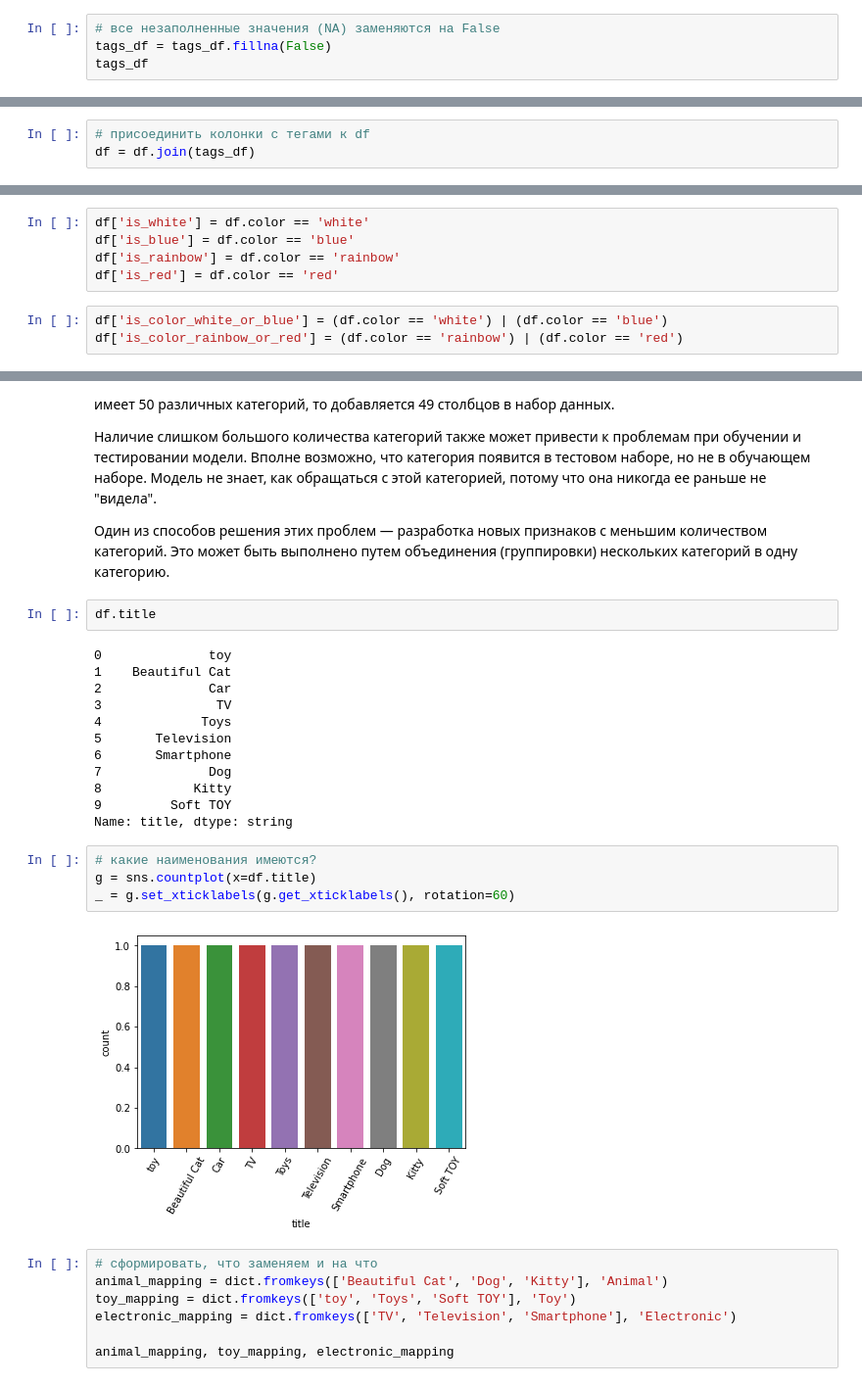
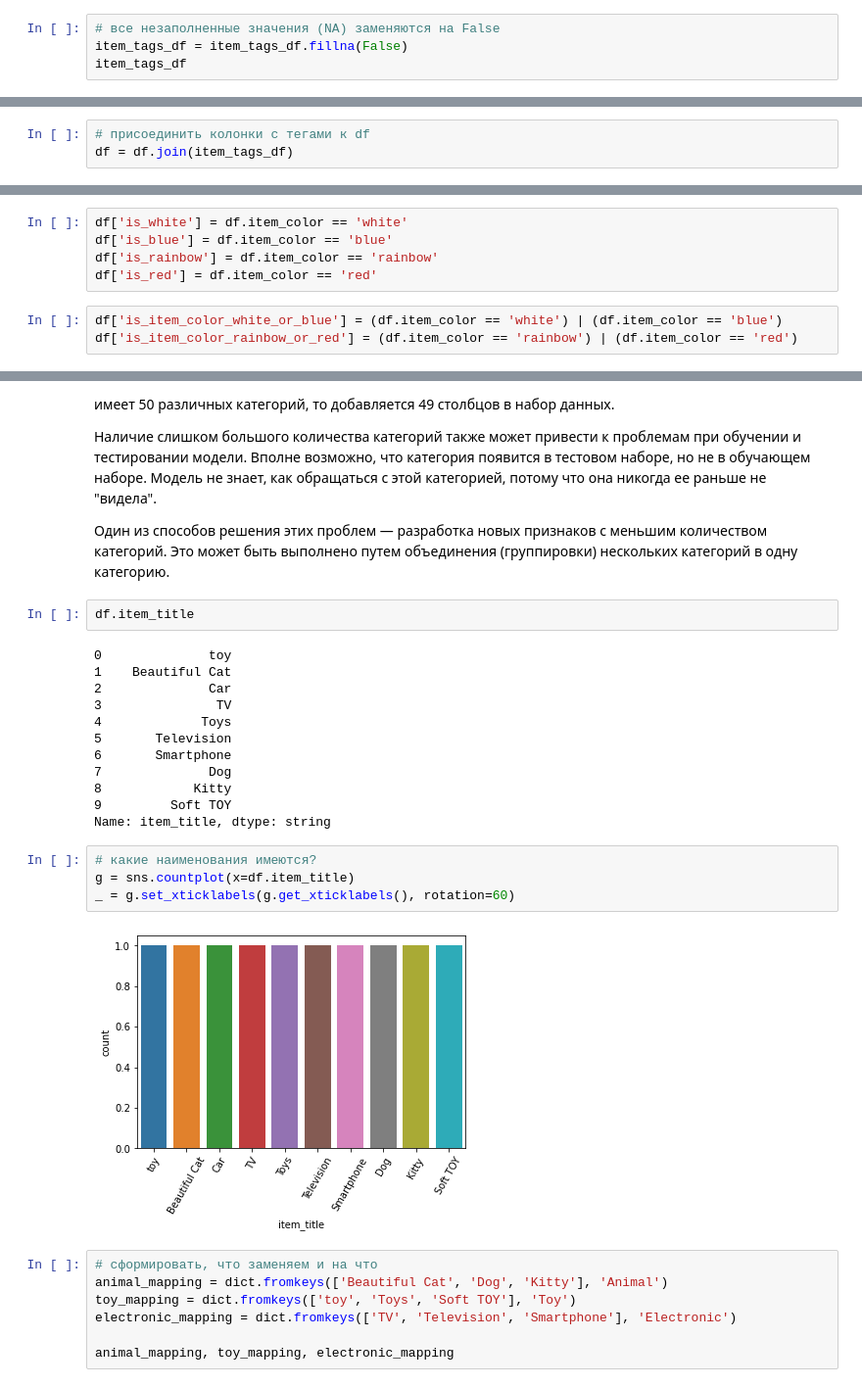
Before and after one commit to ryndovaira-org/data_science_lectures, a Jupyter notebook: 04_data_preparation/lectures/04_feature_engineering.ipynb, the cells around one changed output, grey strips where cells are left out. Shown at 98% size. Saved outputs shown, nothing was run; the diff lists cells and outputs as text.

```diff
--- a/04_data_preparation/lectures/04_feature_engineering.ipynb
+++ b/04_data_preparation/lectures/04_feature_engineering.ipynb
@@ -389,8 +407,8 @@ tags_df
 | 9 | True | NaN | True | NaN | NaN | NaN |
 # %%
 # все незаполненные значения (NA) заменяются на False
-tags_df = tags_df.fillna(False)
-tags_df
+item_tags_df = item_tags_df.fillna(False)
+item_tags_df
 # %% [output]
 |  | tag_children | tag_beautiful | tag_good_condition | tag_animal | tag_cat | tag_dog |
 | 0 | True | True | True | False | False | False |
@@ -405,5 +423,5 @@ tags_df
 | 9 | True | False | True | False | False | False |
 # %%
 # присоединить колонки с тегами к df
-df = df.join(tags_df)
+df = df.join(item_tags_df)
 # %% [markdown]
@@ -466,11 +484,11 @@ Name: color, dtype: int64
 # %%
-df['is_white'] = df.color == 'white'
-df['is_blue'] = df.color == 'blue'
-df['is_rainbow'] = df.color == 'rainbow'
-df['is_red'] = df.color == 'red'
+df['is_white'] = df.item_color == 'white'
+df['is_blue'] = df.item_color == 'blue'
+df['is_rainbow'] = df.item_color == 'rainbow'
+df['is_red'] = df.item_color == 'red'
 # %%
-df['is_color_white_or_blue'] = (df.color == 'white') | (df.color == 'blue')
-df['is_color_rainbow_or_red'] = (df.color == 'rainbow') | (df.color == 'red')
+df['is_item_color_white_or_blue'] = (df.item_color == 'white') | (df.item_color == 'blue')
+df['is_item_color_rainbow_or_red'] = (df.item_color == 'rainbow') | (df.item_color == 'red')
 # %%
 df
 # %% [output]
@@ -504,7 +522,7 @@ df
 
 Один из способов решения этих проблем — разработка новых признаков с меньшим количеством категорий. Это может быть выполнено путем объединения (группировки) нескольких категорий в одну категорию.
 # %%
-df.title
+df.item_title
 # %% [output]
 0              toy
 1    Beautiful Cat
@@ -516,13 +534,13 @@ df.title
 7              Dog
 8            Kitty
 9         Soft TOY
-Name: title, dtype: string
+Name: item_title, dtype: string
 # %%
 # какие наименования имеются?
-g = sns.countplot(x=df.title)
+g = sns.countplot(x=df.item_title)
 _ = g.set_xticklabels(g.get_xticklabels(), rotation=60)
 # %% [output]
-[figure, old version]
+[figure, new version]
 # %%
 # сформировать, что заменяем и на что
 animal_mapping = dict.fromkeys(['Beautiful Cat', 'Dog', 'Kitty'], 'Animal')
```
Also changed, not shown: parts of 55 cells of this notebook.
